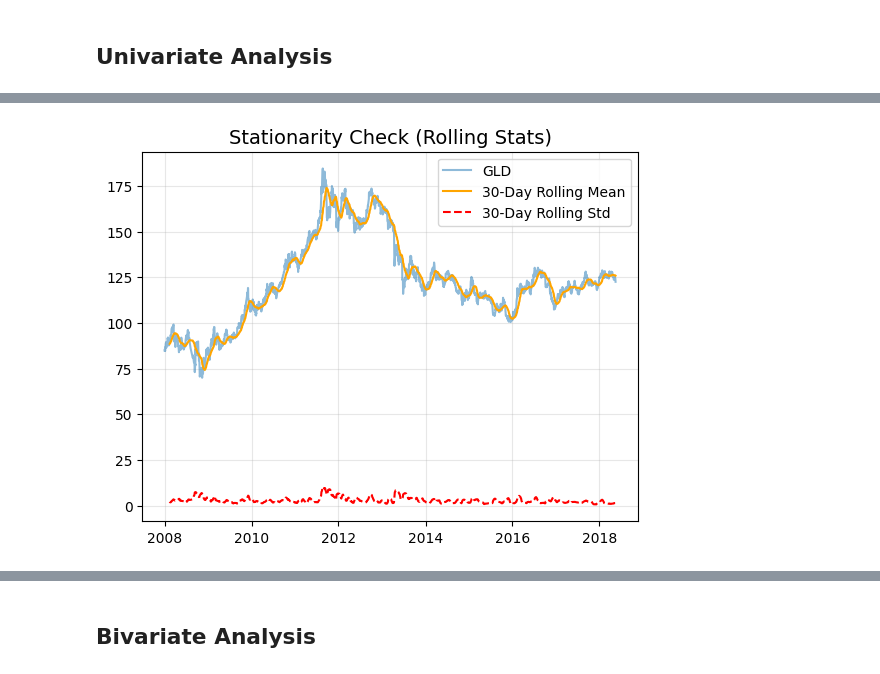
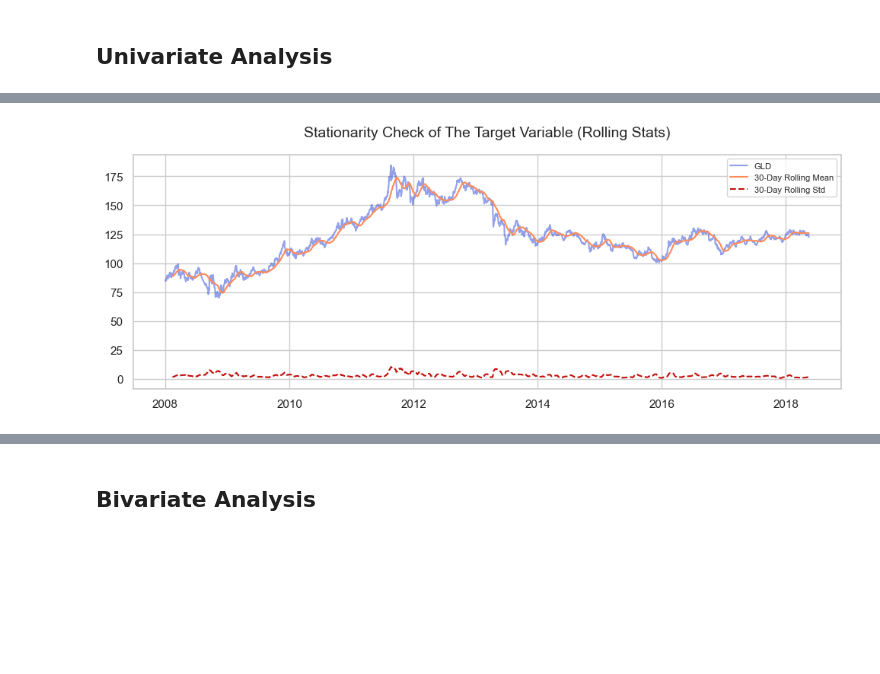
Before and after one commit to tshihab07/gold-price-forecasting, a Jupyter notebook: notebookes/dataPreprocessing.ipynb, the cells around one changed output, grey strips where cells are left out. Saved outputs shown, nothing was run; the diff lists cells and outputs as text; code cells hidden in the pictures; blank space fills up the shorter version.

```diff
--- a/notebookes/dataPreprocessing.ipynb
+++ b/notebookes/dataPreprocessing.ipynb
@@ -115,5 +119,5 @@ dtype: int64
 # %% [markdown]
 # **Exploratory Data Analysis (EDA)**
 # %%
-# figure size
-plt.figure(figsize=(10, 4))
+# Set style
+sns.set(style="whitegrid")
@@ -135,13 +162,17 @@ plt.grid(True, alpha=0.3)
 # %%
-# Rolling Mean & Std (Stationarity Check)
+""" Stationarity Check"""
+# plot sizing
+plt.subplots(figsize=(12, 4))
+
+# Rolling Mean & Std
 rolling_mean = df['GLD'].rolling(window=30).mean()
 rolling_std = df['GLD'].rolling(window=30).std()
 
-plt.plot(df.index, df['GLD'], label='GLD', alpha=0.5)
-plt.plot(df.index, rolling_mean, label='30-Day Rolling Mean', color='orange')
-plt.plot(df.index, rolling_std, label='30-Day Rolling Std', color='red', linestyle='--')
-plt.title('Stationarity Check (Rolling Stats)', fontsize=14)
-plt.legend()
-plt.grid(True, alpha=0.3)
+plt.plot(df.index, df['GLD'], label='GLD', alpha=0.5, color='#2845D6')
+plt.plot(df.index, rolling_mean, label='30-Day Rolling Mean', color='#FF8B5A')
+plt.plot(df.index, rolling_std, label='30-Day Rolling Std', color='#C3110C', linestyle='--')
+plt.title('Stationarity Check of The Target Variable (Rolling Stats)', fontsize=14, y=1.05)
+plt.legend(fontsize=8)
+plt.show()
 # %% [output]
-[figure, old version]
+[figure, new version]
```
Also changed, not shown: parts of 9 cells of this notebook.
